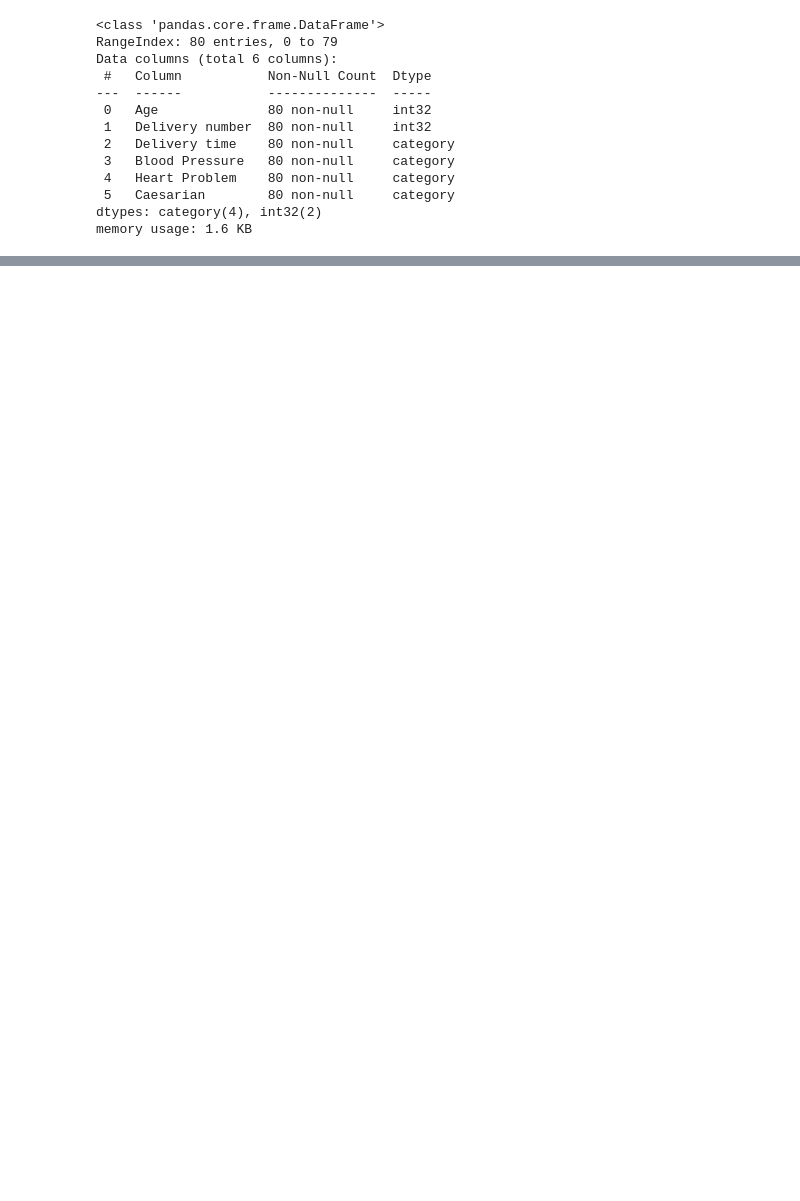
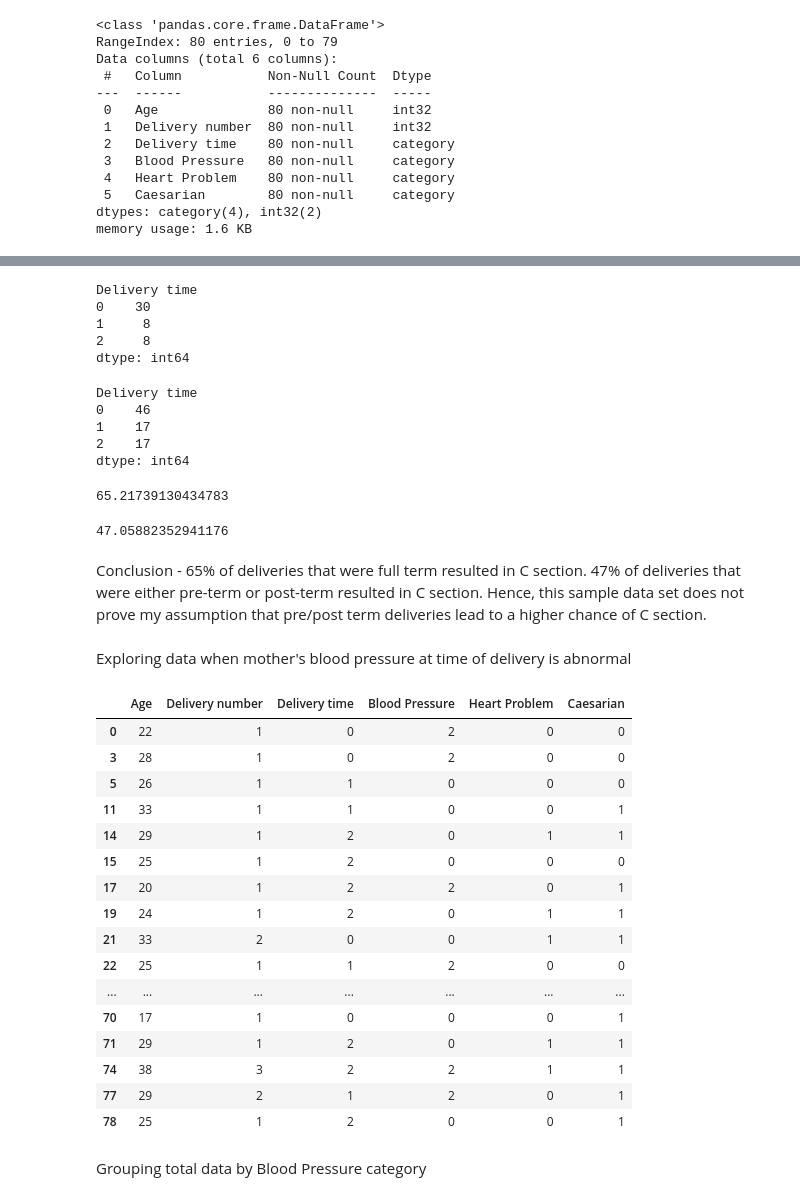
Before and after one commit to bhashamaru/Caesarian-Section-Pandas, a Jupyter notebook: LoadingArffData.ipynb, the cells around one changed output, grey strips where cells are left out. Saved outputs shown, nothing was run; the diff lists cells and outputs as text; code cells hidden in the pictures; blank space fills up the shorter version.

```diff
--- a/LoadingArffData.ipynb
+++ b/LoadingArffData.ipynb
@@ -103,0 +172,54 @@ memory usage: 1.6 KB
+# %%
+df[df["Caesarian"]=='1'].groupby("Delivery time", observed=False).size() #adding observed=False because of a warning in group by
+# %% [output]
+Delivery time
+0    30
+1     8
+2     8
+dtype: int64
+# %%
+df.groupby("Delivery time", observed=False).size()
+# %% [output]
+Delivery time
+0    46
+1    17
+2    17
+dtype: int64
+# %%
+30/46 * 100
+# %% [output]
+65.21739130434783
+# %%
+16/34 * 100
+# %% [output]
+47.05882352941176
+# %% [markdown]
+Conclusion -
+65% of deliveries that were full term resulted in C section.
+47% of deliveries that were either pre-term or post-term resulted in C section.
+Hence, this sample data set does not prove my assumption that pre/post term deliveries
+lead to a higher chance of C section.
+# %% [markdown]
+Exploring data when mother's blood pressure at time of delivery is abnormal
+# %%
+df[(df["Blood Pressure"] == '0') | (df["Blood Pressure"] == '2')]
+# %% [output]
+|  | Age | Delivery number | Delivery time | Blood Pressure | Heart Problem | Caesarian |
+| 0 | 22 | 1 | 0 | 2 | 0 | 0 |
+| 3 | 28 | 1 | 0 | 2 | 0 | 0 |
+| 5 | 26 | 1 | 1 | 0 | 0 | 0 |
+| 11 | 33 | 1 | 1 | 0 | 0 | 1 |
+| 14 | 29 | 1 | 2 | 0 | 1 | 1 |
+| 15 | 25 | 1 | 2 | 0 | 0 | 0 |
+| 17 | 20 | 1 | 2 | 2 | 0 | 1 |
+| 19 | 24 | 1 | 2 | 0 | 1 | 1 |
+| 21 | 33 | 2 | 0 | 0 | 1 | 1 |
+| 22 | 25 | 1 | 1 | 2 | 0 | 0 |
+| ... | ... | ... | ... | ... | ... | ... |
+| 70 | 17 | 1 | 0 | 0 | 0 | 1 |
+| 71 | 29 | 1 | 2 | 0 | 1 | 1 |
+| 74 | 38 | 3 | 2 | 2 | 1 | 1 |
+| 77 | 29 | 2 | 1 | 2 | 0 | 1 |
+| 78 | 25 | 1 | 2 | 0 | 0 | 1 |
+# %% [markdown]
+Grouping total data by Blood Pressure category
```
Also changed, not shown: parts of 41 cells of this notebook.
